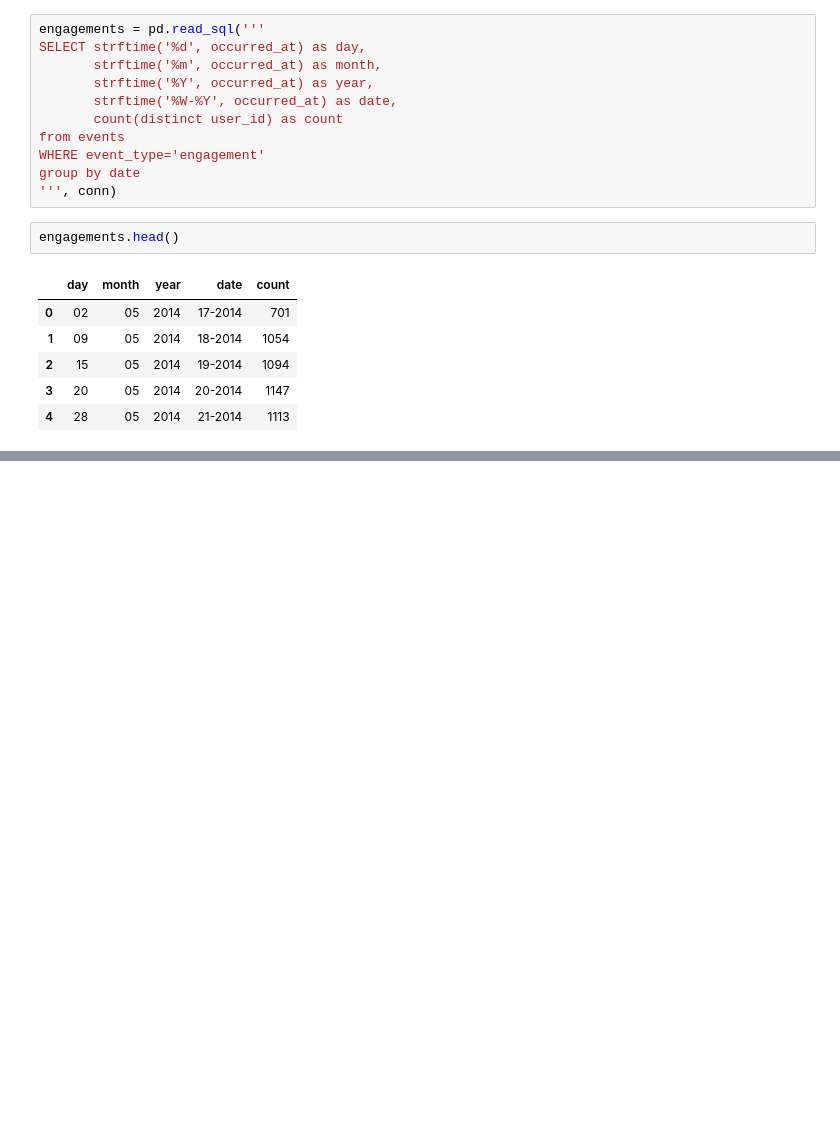
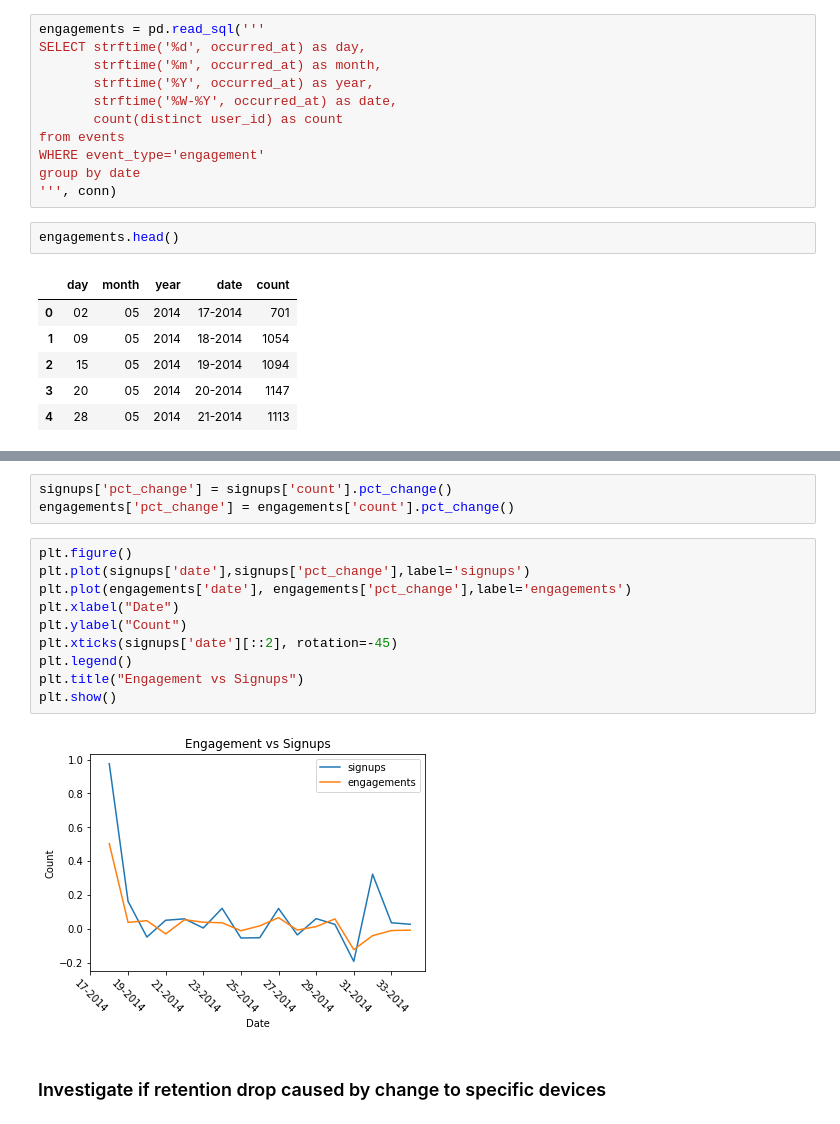
Before and after one commit to KeithGalli/Masterschool, a Jupyter notebook: business-analytics/[Starter workbook] Drop in User Engagement.ipynb, the cells around one changed output, grey strips where cells are left out. Cells and saved outputs as stored; diff of their text form; blank space fills up the shorter version.

```diff
--- a/business-analytics/[Starter workbook] Drop in User Engagement.ipynb
+++ b/business-analytics/[Starter workbook] Drop in User Engagement.ipynb
@@ -148,0 +144,17 @@ plt.show()
+# %%
+signups['pct_change'] = signups['count'].pct_change()
+engagements['pct_change'] = engagements['count'].pct_change()
+# %%
+plt.figure()
+plt.plot(signups['date'],signups['pct_change'],label='signups')
+plt.plot(engagements['date'], engagements['pct_change'],label='engagements')
+plt.xlabel("Date")
+plt.ylabel("Count")
+plt.xticks(signups['date'][::2], rotation=-45)
+plt.legend()
+plt.title("Engagement vs Signups")
+plt.show()
+# %% [output]
+[figure, added]
+# %% [markdown]
+### Investigate if retention drop caused by change to specific devices
```
Also changed, not shown: parts of 14 cells of this notebook.
